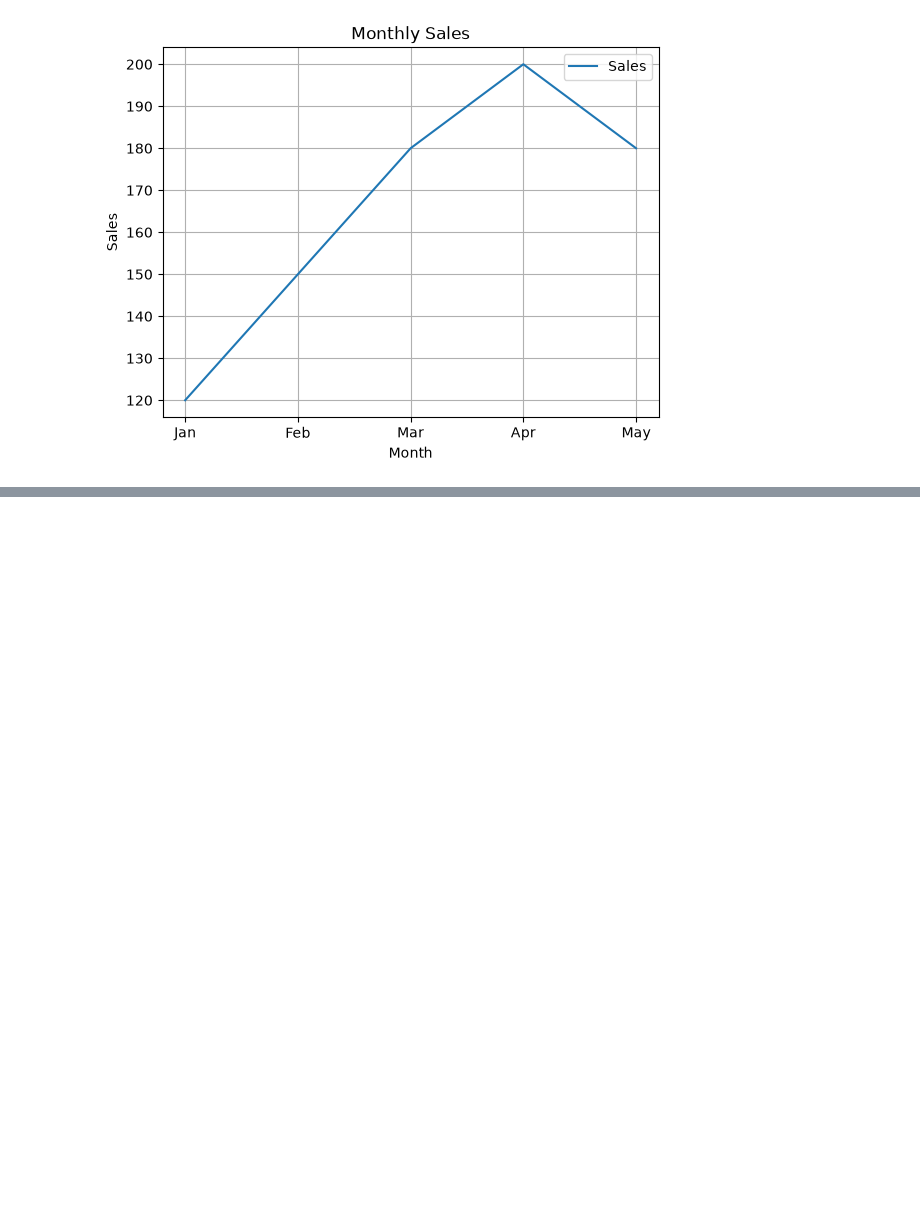
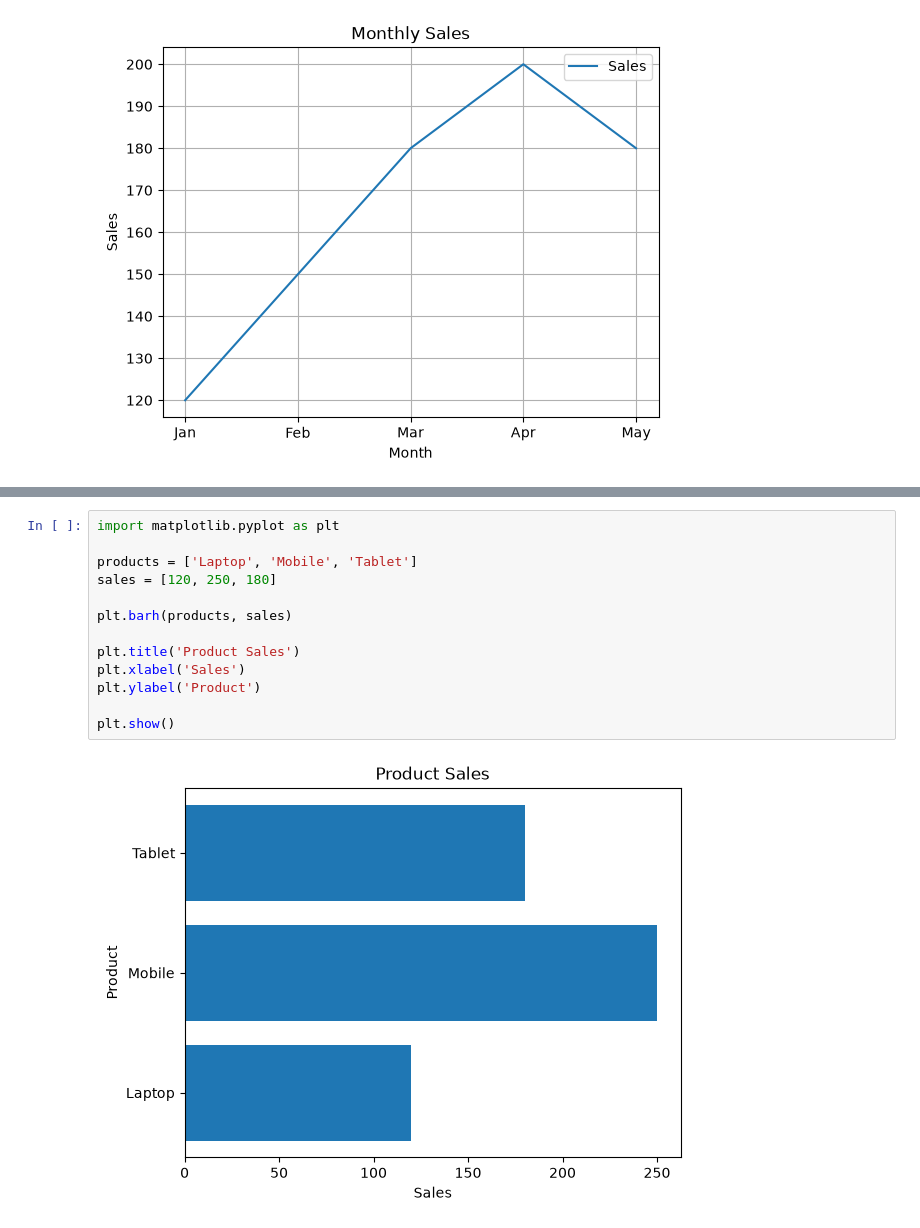
Before and after one commit to geff-ghost/notebooks, a Jupyter notebook: whatsapp_py/WhatsAppJourney.ipynb, the cells around one changed output, grey strips where cells are left out. Saved outputs shown, nothing was run; the diff lists cells and outputs as text; blank space fills up the shorter version.

```diff
--- a/whatsapp_py/WhatsAppJourney.ipynb
+++ b/whatsapp_py/WhatsAppJourney.ipynb
@@ -1504,0 +1528,15 @@ ValueError: x and y must have same first dimension, but have shapes (3,) and (2,
+# %%
+import matplotlib.pyplot as plt
+
+products = ['Laptop', 'Mobile', 'Tablet']
+sales = [120, 250, 180]
+
+plt.barh(products, sales)
+
+plt.title('Product Sales')
+plt.xlabel('Sales')
+plt.ylabel('Product')
+
+plt.show()
+# %% [output]
+[figure, added]
```
Also changed, not shown: parts of 9 cells of this notebook.
